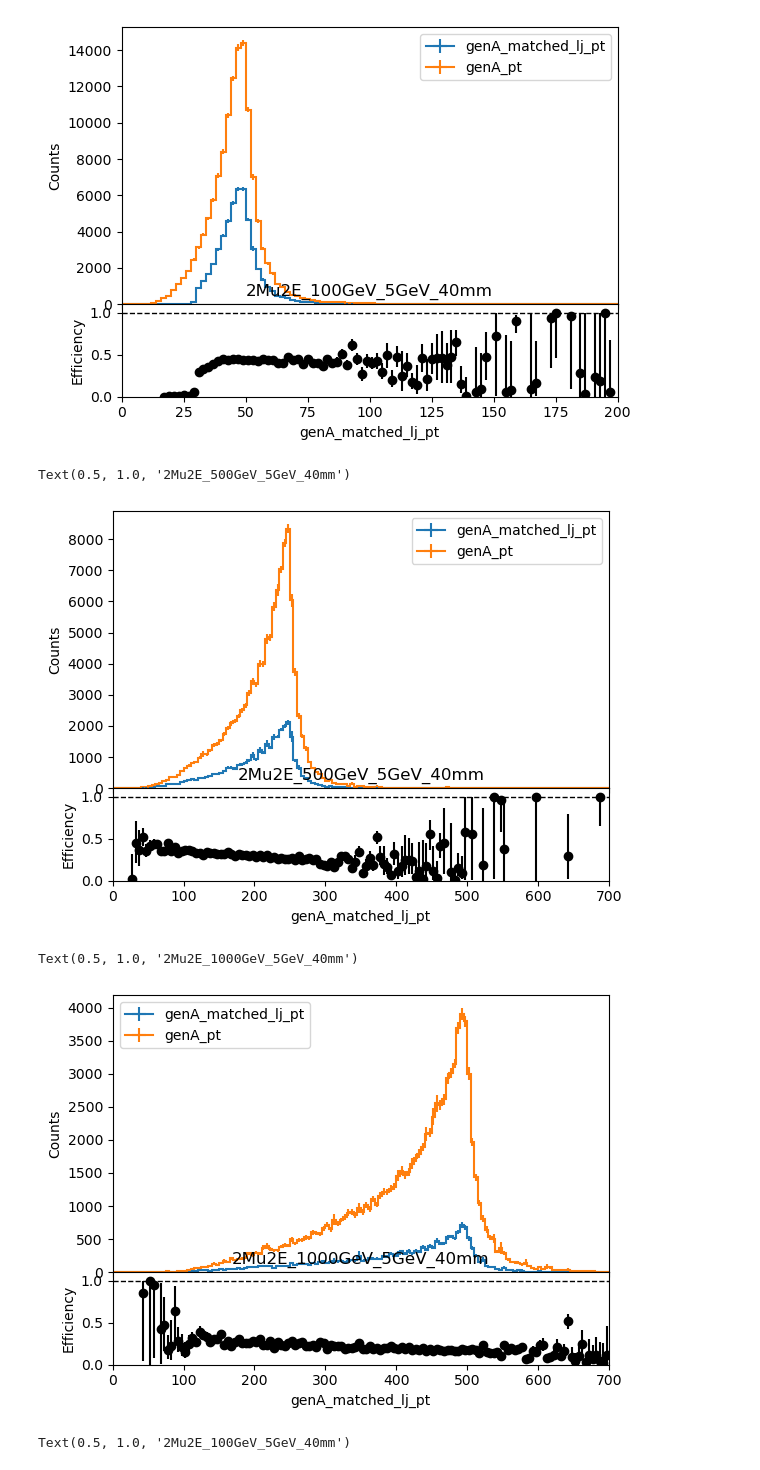
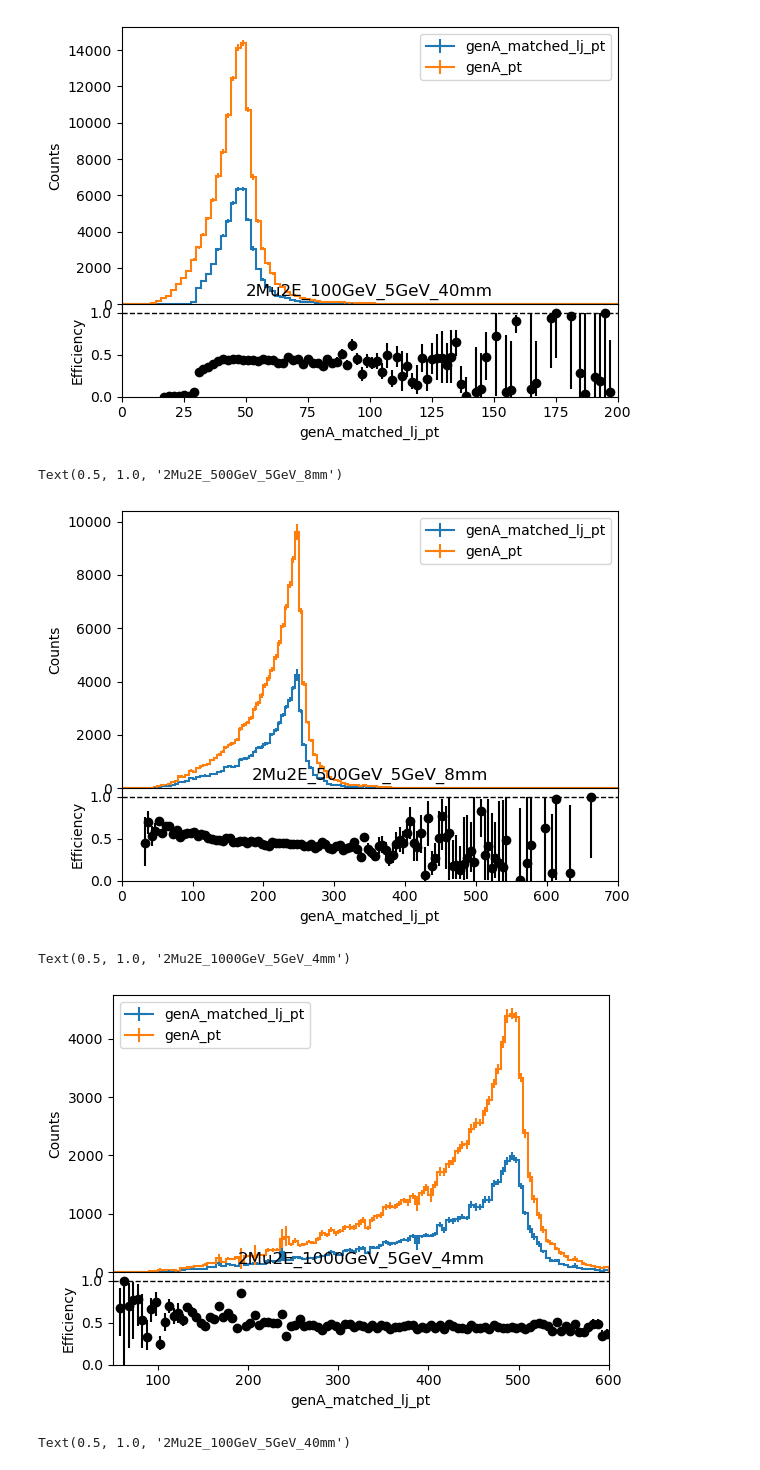
Before and after one commit to yfv2ev/SIDM, a Jupyter notebook: sidm/studies/darkPhotonPtEffi.ipynb, the cells around one changed output. Saved outputs shown, nothing was run; the diff lists cells and outputs as text; code cells hidden in the pictures.

```diff
--- a/sidm/studies/darkPhotonPtEffi.ipynb
+++ b/sidm/studies/darkPhotonPtEffi.ipynb
@@ -25,13 +25,13 @@ samples = [
     "2Mu2E_100GeV_5GeV_40mm",
     #"2Mu2E_150GeV_5GeV_2p7mm",
     #"2Mu2E_200GeV_5GeV_2mm",
-    "2Mu2E_500GeV_5GeV_40mm",
+    "2Mu2E_500GeV_5GeV_8mm",
     #"2Mu2E_800GeV_5GeV_0p5mm",
     #"2Mu2E_1000GeV_5GeV_0p4mm",
     #"2Mu2E_1000GeV_5GeV_0p04mm",
     #"2Mu2E_1000GeV_5GeV_20mm",
     #"2Mu2E_100GeV_1p2GeV_9p6mm",
-    "2Mu2E_1000GeV_5GeV_40mm",
+    "2Mu2E_1000GeV_5GeV_4mm",
    # "2Mu2E_1000GeV_5GeV_4mm",
 
 ]
@@ -126,30 +129,30 @@ Text(0.5, 1.0, '2Mu2E_100GeV_5GeV_40mm')
 [figure]
 # %%
 #plt.figure(figsize=(10,6))
-output["out"]["2Mu2E_500GeV_5GeV_40mm"]["hists"]["genA_matched_lj_pt_highRange"][ch1,:].plot_ratio(
-       output["out"]["2Mu2E_500GeV_5GeV_40mm"]["hists"]["genA_pt_highRange"][ch1,:],
+output["out"]["2Mu2E_500GeV_5GeV_8mm"]["hists"]["genA_matched_lj_pt_highRange"][ch1,:].plot_ratio(
+       output["out"]["2Mu2E_500GeV_5GeV_8mm"]["hists"]["genA_pt_highRange"][ch1,:],
        #rp_ylabel=r"Ratio",
        rp_num_label="genA_matched_lj_pt",
        rp_denom_label="genA_pt",
        rp_uncert_draw_type="line",
        rp_uncertainty_type="efficiency")
-plt.title("2Mu2E_500GeV_5GeV_40mm")
+plt.title("2Mu2E_500GeV_5GeV_8mm")
 # %% [output]
-Text(0.5, 1.0, '2Mu2E_500GeV_5GeV_40mm')
+Text(0.5, 1.0, '2Mu2E_500GeV_5GeV_8mm')
-[figure, old version]
+[figure, new version]
 # %%
 #plt.figure(figsize=(10,6))
-output["out"]["2Mu2E_1000GeV_5GeV_40mm"]["hists"]["genA_matched_lj_pt_highRange"][ch1,:].plot_ratio(
-       output["out"]["2Mu2E_1000GeV_5GeV_40mm"]["hists"]["genA_pt_highRange"][ch1,:],
+output["out"]["2Mu2E_1000GeV_5GeV_4mm"]["hists"]["genA_matched_lj_pt_highRange"][ch1,50j:600j].plot_ratio(
+       output["out"]["2Mu2E_1000GeV_5GeV_4mm"]["hists"]["genA_pt_highRange"][ch1,50j:600j],
        #rp_ylabel=r"Ratio",
        rp_num_label="genA_matched_lj_pt",
        rp_denom_label="genA_pt",
        rp_uncert_draw_type="line",
        rp_uncertainty_type="efficiency")
-plt.title("2Mu2E_1000GeV_5GeV_40mm")
+plt.title("2Mu2E_1000GeV_5GeV_4mm")
 # %% [output]
-Text(0.5, 1.0, '2Mu2E_1000GeV_5GeV_40mm')
+Text(0.5, 1.0, '2Mu2E_1000GeV_5GeV_4mm')
-[figure, old version]
+[figure, new version]
 # %%
 #plt.figure(figsize=(10,6))
 output["out"]["2Mu2E_100GeV_5GeV_40mm"]["hists"]["genA_toMu_matched_muLj_pt"][ch1,:].plot_ratio(
```
Also changed, not shown: parts of 5 cells of this notebook.
